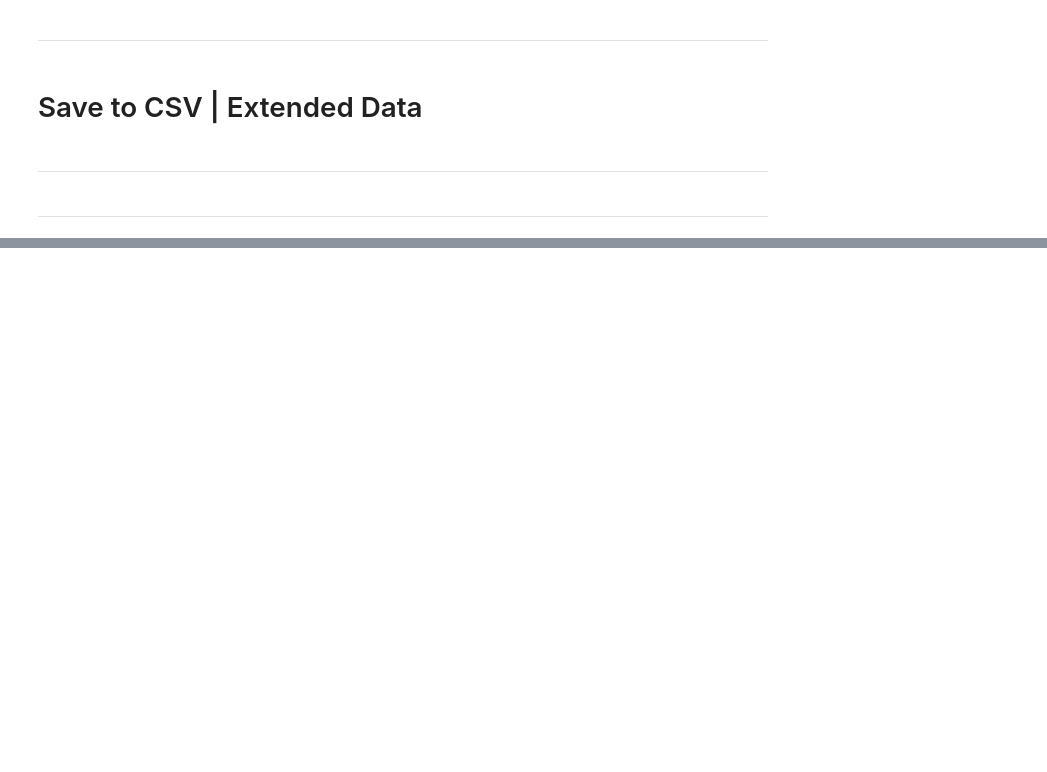
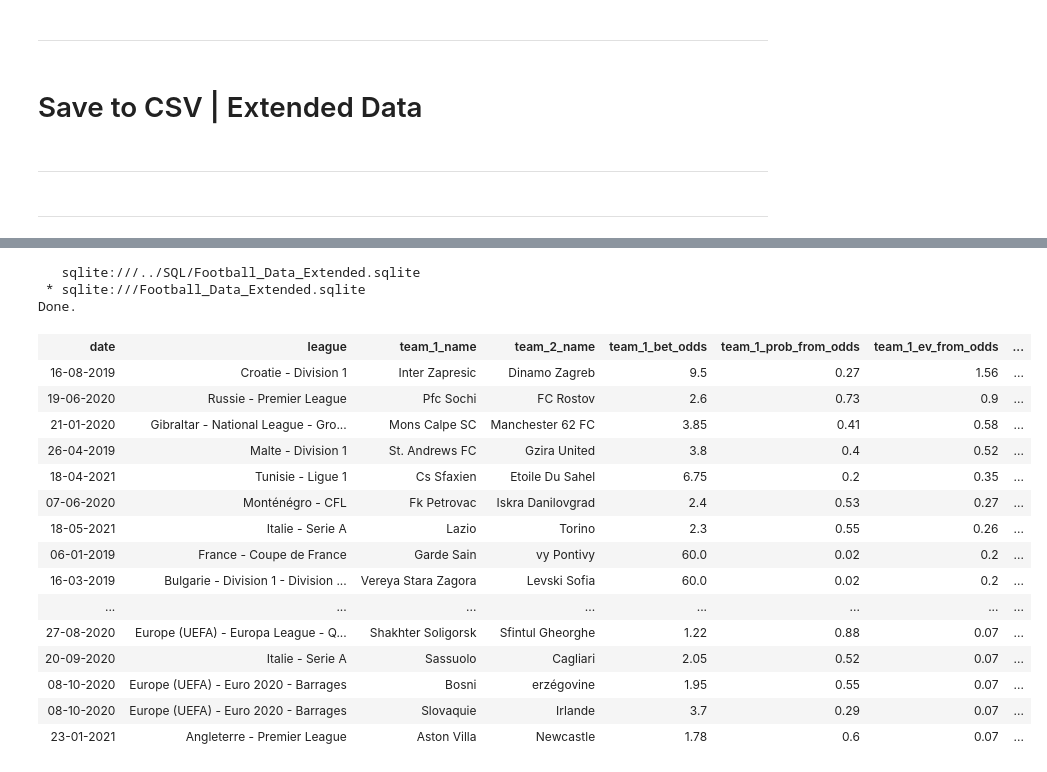
Before and after one commit to paulcourty/FootballData, a Jupyter notebook: Python Code/extend_database.ipynb, the cells around one changed output, grey strips where cells are left out. Saved outputs shown, nothing was run; the diff lists cells and outputs as text; code cells hidden in the pictures; blank space fills up the shorter version.

```diff
--- a/Python Code/extend_database.ipynb
+++ b/Python Code/extend_database.ipynb
@@ -238,0 +275,26 @@ df_pronosoft_data.to_csv(csv_name_extended, index = False)
+# %%
+%%sql
+
+SELECT date, league, team_1_name, team_2_name, team_1_bet_odds, team_1_prob_from_odds, team_1_ev_from_odds, nul_bet_odds, nul_prob_from_odds, nul_ev_from_odds, team_2_bet_odds, team_2_prob_from_odds, team_2_ev_from_odds, team_1_score, team_2_score FROM Football_Bets
+ORDER BY team_1_ev_from_odds DESC
+LIMIT 100
+# %% [output]
+   sqlite:///../SQL/Football_Data_Extended.sqlite
+ * sqlite:///Football_Data_Extended.sqlite
+Done.
+| date | league | team_1_name | team_2_name | team_1_bet_odds | team_1_prob_from_odds | team_1_ev_from_odds | ... |
+| 16-08-2019 | Croatie - Division 1 | Inter Zapresic | Dinamo Zagreb | 9.5 | 0.27 | 1.56 | ... |
+| 19-06-2020 | Russie - Premier League | Pfc Sochi | FC Rostov | 2.6 | 0.73 | 0.9 | ... |
+| 21-01-2020 | Gibraltar - National League - Gro... | Mons Calpe SC | Manchester 62 FC | 3.85 | 0.41 | 0.58 | ... |
+| 26-04-2019 | Malte - Division 1 | St. Andrews FC | Gzira United | 3.8 | 0.4 | 0.52 | ... |
+| 18-04-2021 | Tunisie - Ligue 1 | Cs Sfaxien | Etoile Du Sahel | 6.75 | 0.2 | 0.35 | ... |
+| 07-06-2020 | Monténégro - CFL | Fk Petrovac | Iskra Danilovgrad | 2.4 | 0.53 | 0.27 | ... |
+| 18-05-2021 | Italie - Serie A | Lazio | Torino | 2.3 | 0.55 | 0.26 | ... |
+| 06-01-2019 | France - Coupe de France | Garde Sain | vy Pontivy | 60.0 | 0.02 | 0.2 | ... |
+| 16-03-2019 | Bulgarie - Division 1 - Division ... | Vereya Stara Zagora | Levski Sofia | 60.0 | 0.02 | 0.2 | ... |
+| ... | ... | ... | ... | ... | ... | ... | ... |
+| 27-08-2020 | Europe (UEFA) - Europa League - Q... | Shakhter Soligorsk | Sfintul Gheorghe | 1.22 | 0.88 | 0.07 | ... |
+| 20-09-2020 | Italie - Serie A | Sassuolo | Cagliari | 2.05 | 0.52 | 0.07 | ... |
+| 08-10-2020 | Europe (UEFA) - Euro 2020 - Barrages | Bosni | erzégovine | 1.95 | 0.55 | 0.07 | ... |
+| 08-10-2020 | Europe (UEFA) - Euro 2020 - Barrages | Slovaquie | Irlande | 3.7 | 0.29 | 0.07 | ... |
+| 23-01-2021 | Angleterre - Premier League | Aston Villa | Newcastle | 1.78 | 0.6 | 0.07 | ... |
```
Also changed, not shown: parts of 7 cells of this notebook, 6 other files.
